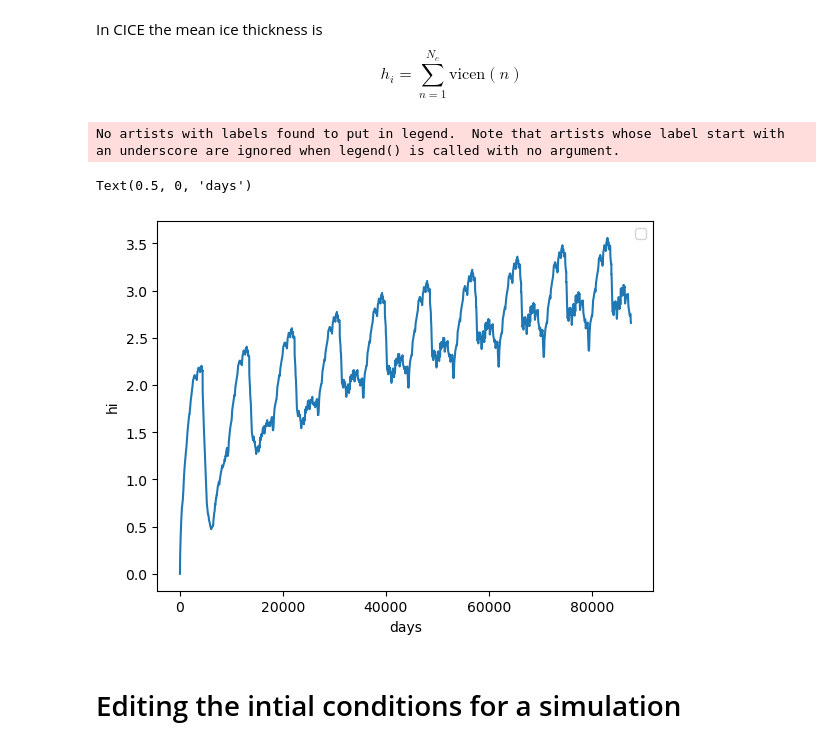
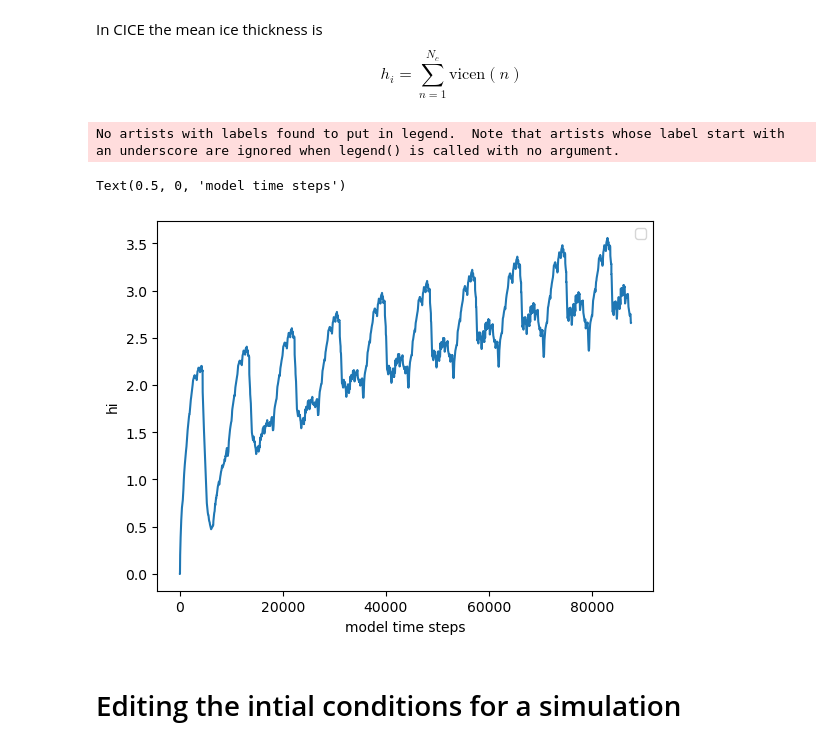
Before and after one commit to NoahDay/sea-ice-models, a Jupyter notebook: icepack.ipynb, the cells around one changed output. Saved outputs shown, nothing was run; the diff lists cells and outputs as text; code cells hidden in the pictures.

```diff
--- a/icepack.ipynb
+++ b/icepack.ipynb
@@ -32,19 +32,19 @@ In CICE the mean ice thickness is$$ h_i = \sum_{n = 1}^{N_c} \textrm{vicen}(n)$$
 # %%
 var = 'hi'
 column_test = 0
 
 if var == 'hi':
     plot_data = ds_history.vicen.sum(dim='ncat')
 else:
     plot_data = ds_history[var]
 plt.plot(plot_data[:,column_test])
 plt.legend()
 plt.ylabel(var)
-plt.xlabel('days')
+plt.xlabel('model time steps')
 # %% [output]
 No artists with labels found to put in legend.  Note that artists whose label start with an underscore are ignored when legend() is called with no argument.
-Text(0.5, 0, 'days')
+Text(0.5, 0, 'model time steps')
-[figure, old version]
+[figure, new version]
 # %% [markdown]
 # Editing the intial conditions for a simulation
 # %%
```
Also changed, not shown: parts of 4 cells of this notebook.
